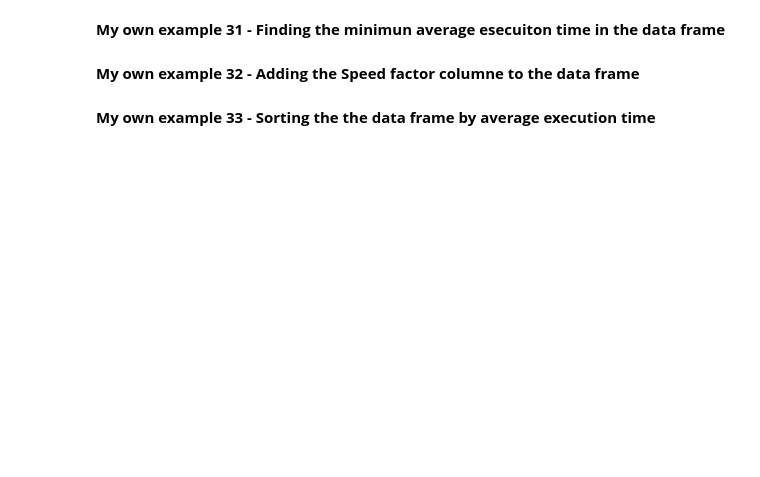
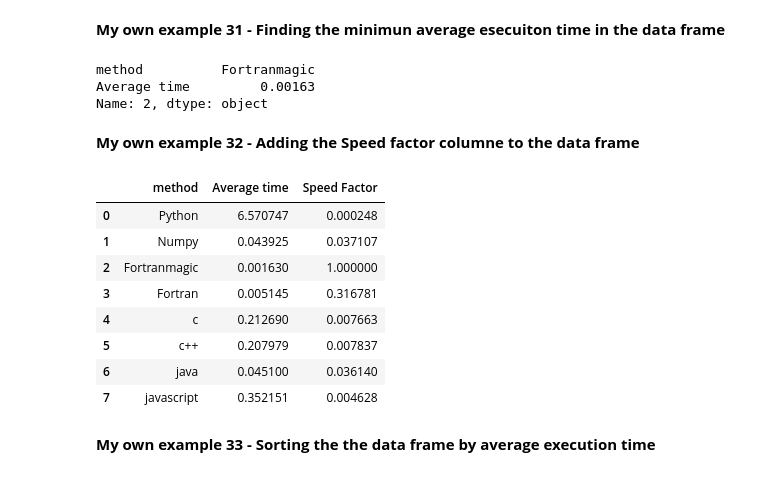
Before and after one commit to jtndavid/MetNumUN2023II, a Jupyter notebook: Lab2/jvelosal_Lab2.ipynb, the cells around one changed output. Drawn from its saved outputs; the diff is of its cells as text; code cells hidden in the pictures; blank space fills up the shorter version.

```diff
--- a/Lab2/jvelosal_Lab2.ipynb
+++ b/Lab2/jvelosal_Lab2.ipynb
@@ -592,2 +688,8 @@ FileNotFoundError: ignored
 # %% [markdown]
 **My own example 21 - Adding c average execution time to the data frame**
+# %%
+cfile = open('time_c.txt','r')
+average_time_c = float(cfile.readline())
+new_c= {'method':'c', 'Average time':average_time_c}
+df = pd.concat([df, pd.DataFrame([new_c])], ignore_index=True)
+display(df)
@@ -598,2 +798,8 @@ FileNotFoundError: ignored
 # %% [markdown]
 **My own example 24 - Adding C++ average execution time to the data frame**
+# %%
+cppfile = open('time_cpp.txt','r')
+average_time_cpp = float(cppfile.readline())
+new_cpp= {'method':'c++', 'Average time':average_time_cpp}
+df = pd.concat([df, pd.DataFrame([new_cpp])], ignore_index=True)
+display(df)
@@ -604,2 +896,8 @@ FileNotFoundError: ignored
 # %% [markdown]
 **My own example 27 - Adding Java average execution time to the data frame**
+# %%
+javafile = open('time_java.txt','r')
+average_time_java = float(javafile.readline())
+new_java= {'method':'java', 'Average time':average_time_java}
+df = pd.concat([df, pd.DataFrame([new_java])], ignore_index=True)
+display(df)
@@ -610,2 +981,8 @@ FileNotFoundError: ignored
 # %% [markdown]
 **My own example 30 - Adding Javascript average execution time to the data frame**
+# %%
+jsfile = open('time_js.txt','r')
+average_time_js = float(jsfile.readline())
+new_js= {'method':'javascript', 'Average time':average_time_js}
+df = pd.concat([df, pd.DataFrame([new_js])], ignore_index=True)
+display(df)
@@ -612,6 +999,26 @@ FileNotFoundError: ignored
 # %% [markdown]
 **My own example 31 - Finding the minimun average esecuiton time in the data frame**
+# %%
+min_time = df.loc[df['Average time'].idxmin()]
+display(min_time)
+# %% [output]
+method          Fortranmagic
+Average time         0.00163
+Name: 2, dtype: object
 # %% [markdown]
 **My own example 32 - Adding the Speed factor columne to the data frame**
+# %%
+df['Speed Factor'] = df['Average time'].min() / df['Average time']
+display(df)
+# %% [output]
+|  | method | Average time | Speed Factor |
+| 0 | Python | 6.570747 | 0.000248 |
+| 1 | Numpy | 0.043925 | 0.037107 |
+| 2 | Fortranmagic | 0.001630 | 1.000000 |
+| 3 | Fortran | 0.005145 | 0.316781 |
+| 4 | c | 0.212690 | 0.007663 |
+| 5 | c++ | 0.207979 | 0.007837 |
+| 6 | java | 0.045100 | 0.036140 |
+| 7 | javascript | 0.352151 | 0.004628 |
 # %% [markdown]
 **My own example 33 - Sorting the the data frame by average execution time**
```
Also changed, not shown: parts of 31 cells of this notebook.
